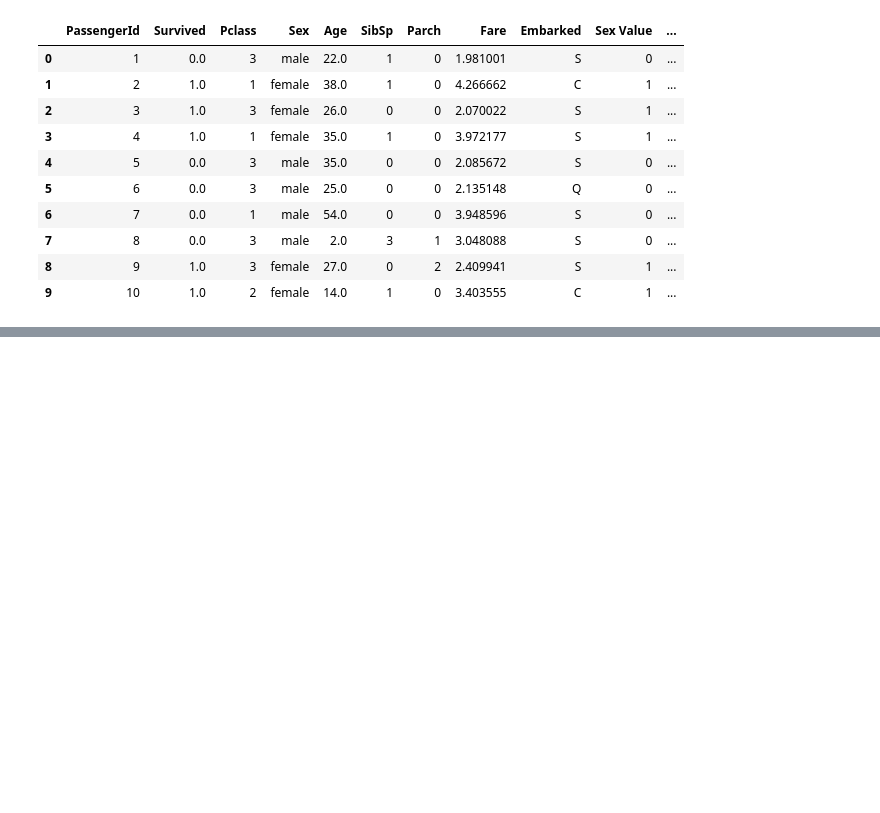
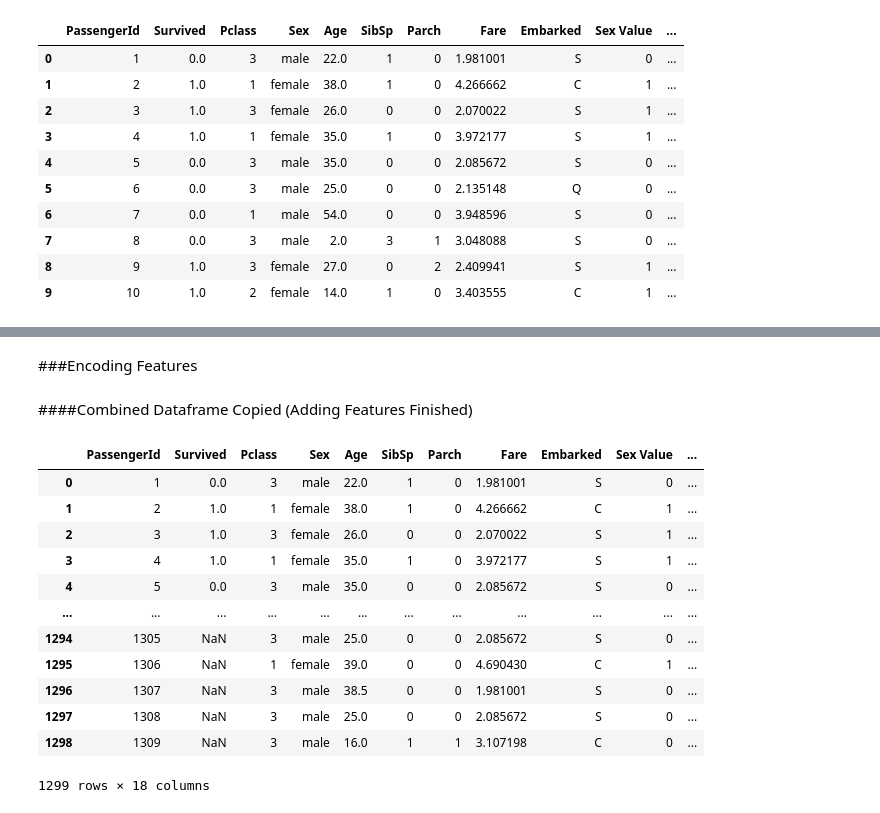
Before and after one commit to DicheDiez10/CSCI-191-T-ML, a Jupyter notebook: KaggleTitanic/KaggleTitanic.ipynb, the cells around one changed output, grey strips where cells are left out. Drawn from its saved outputs; the diff is of its cells as text; code cells hidden in the pictures; blank space fills up the shorter version.

```diff
--- a/KaggleTitanic/KaggleTitanic.ipynb
+++ b/KaggleTitanic/KaggleTitanic.ipynb
@@ -1268,0 +1260,22 @@ TitanicTest[['PassengerId','Survived']].to_csv('Titanic2.csv', index=False, head
+# %% [markdown]
+###Encoding Features
+# %% [markdown]
+####Combined Dataframe Copied (Adding Features Finished)
+# %%
+#Encoding new features
+combine_with_features_df = combine_df.copy()
+combine_with_features_df
+# %% [output]
+|  | PassengerId | Survived | Pclass | Sex | Age | SibSp | Parch | Fare | Embarked | Sex Value | ... |
+| 0 | 1 | 0.0 | 3 | male | 22.0 | 1 | 0 | 1.981001 | S | 0 | ... |
+| 1 | 2 | 1.0 | 1 | female | 38.0 | 1 | 0 | 4.266662 | C | 1 | ... |
+| 2 | 3 | 1.0 | 3 | female | 26.0 | 0 | 0 | 2.070022 | S | 1 | ... |
+| 3 | 4 | 1.0 | 1 | female | 35.0 | 1 | 0 | 3.972177 | S | 1 | ... |
+| 4 | 5 | 0.0 | 3 | male | 35.0 | 0 | 0 | 2.085672 | S | 0 | ... |
+| ... | ... | ... | ... | ... | ... | ... | ... | ... | ... | ... | ... |
+| 1294 | 1305 | NaN | 3 | male | 25.0 | 0 | 0 | 2.085672 | S | 0 | ... |
+| 1295 | 1306 | NaN | 1 | female | 39.0 | 0 | 0 | 4.690430 | C | 1 | ... |
+| 1296 | 1307 | NaN | 3 | male | 38.5 | 0 | 0 | 1.981001 | S | 0 | ... |
+| 1297 | 1308 | NaN | 3 | male | 25.0 | 0 | 0 | 2.085672 | S | 0 | ... |
+| 1298 | 1309 | NaN | 3 | male | 16.0 | 1 | 1 | 3.107198 | C | 0 | ... |
+1299 rows × 18 columns
```
Also changed, not shown: parts of 97 cells of this notebook.
